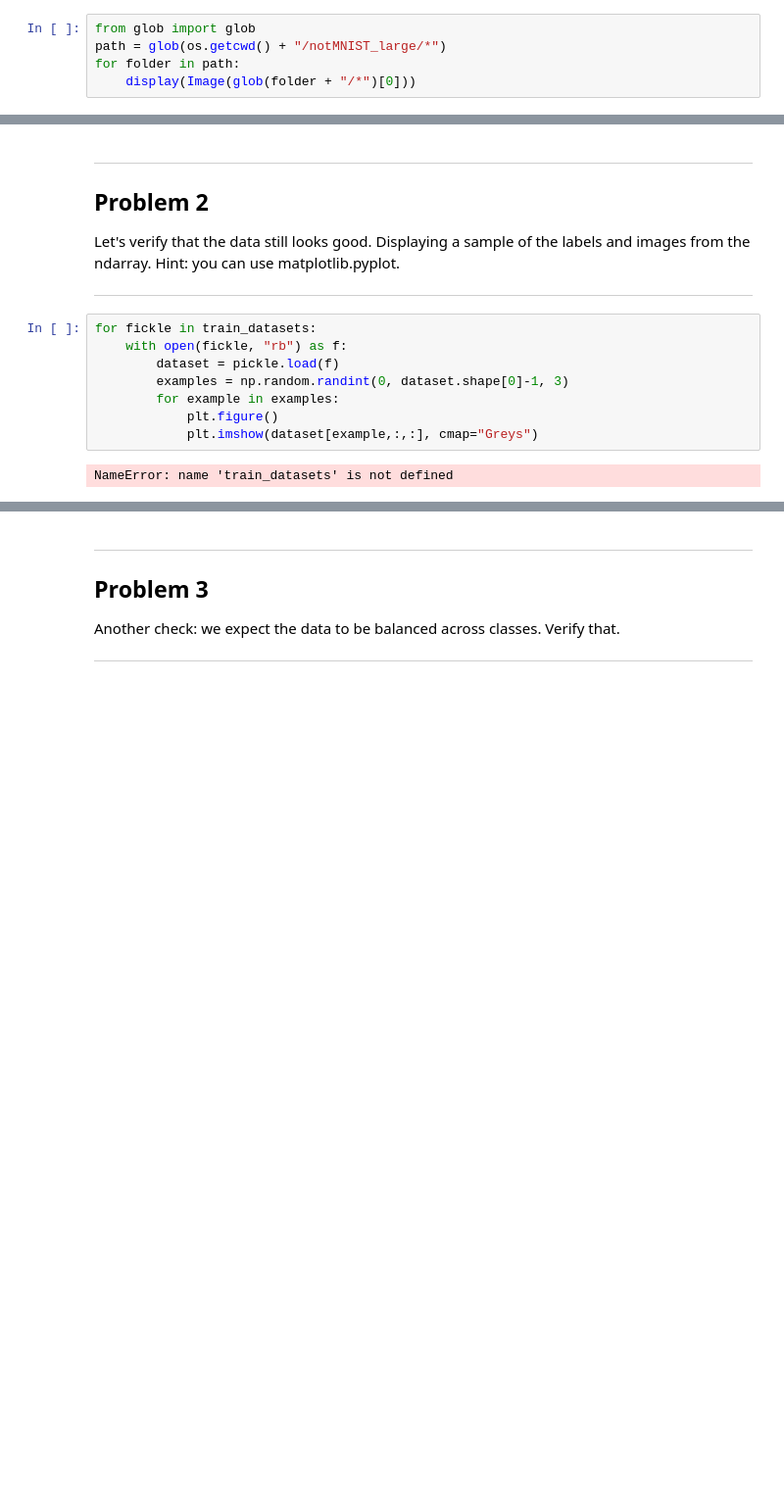
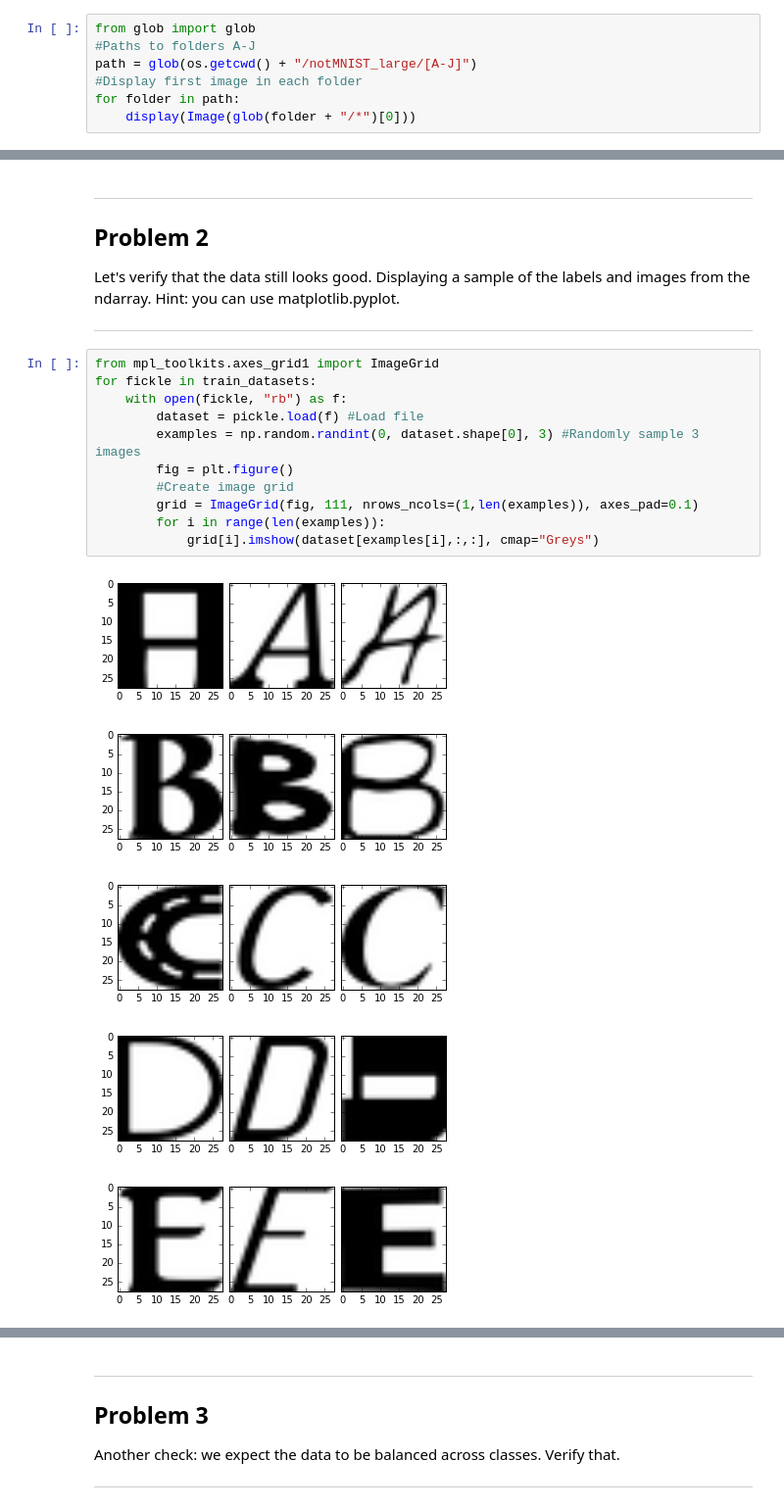
Before and after one commit to aboustati/udacity-tensorflow, a Jupyter notebook: 1_notmnist.ipynb, the cells around one changed output, grey strips where cells are left out. Shown at 98% size. Cells and saved outputs as stored; diff of their text form; blank space fills up the shorter version.

```diff
--- a/1_notmnist.ipynb
+++ b/1_notmnist.ipynb
@@ -112,7 +112,9 @@ Let's take a peek at some of the data to make sure it looks sensible. Each exemp
 ---
 # %%
 from glob import glob
-path = glob(os.getcwd() + "/notMNIST_large/*")
+#Paths to folders A-J
+path = glob(os.getcwd() + "/notMNIST_large/[A-J]")
+#Display first image in each folder
 for folder in path:
     display(Image(glob(folder + "/*")[0]))
 # %% [output]
@@ -213,12 +218,19 @@ Let's verify that the data still looks good. Displaying a sample of the labels a
 
 ---
 # %%
+from mpl_toolkits.axes_grid1 import ImageGrid
 for fickle in train_datasets:
     with open(fickle, "rb") as f:
-        dataset = pickle.load(f)
-        examples = np.random.randint(0, dataset.shape[0]-1, 3)
-        for example in examples:
-            plt.figure()
-            plt.imshow(dataset[example,:,:], cmap="Greys")
+        dataset = pickle.load(f) #Load file
+        examples = np.random.randint(0, dataset.shape[0], 3) #Randomly sample 3 images
+        fig = plt.figure()
+        #Create image grid
+        grid = ImageGrid(fig, 111, nrows_ncols=(1,len(examples)), axes_pad=0.1)
+        for i in range(len(examples)):
+            grid[i].imshow(dataset[examples[i],:,:], cmap="Greys")
 # %% [output]
-NameError: name 'train_datasets' is not defined
+[figure, added]
+[figure, added]
+[figure, added]
+[figure, added]
+[figure, added]
```
Also changed, not shown: parts of 6 cells of this notebook, 2 other files.
